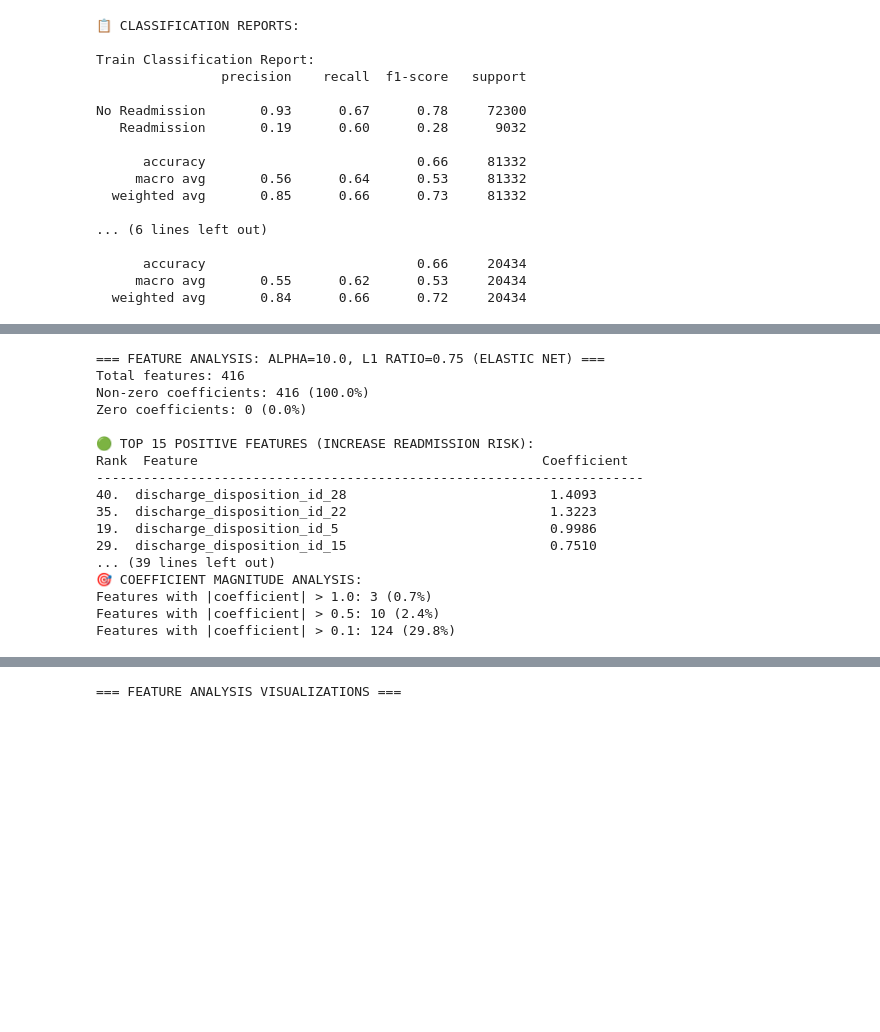
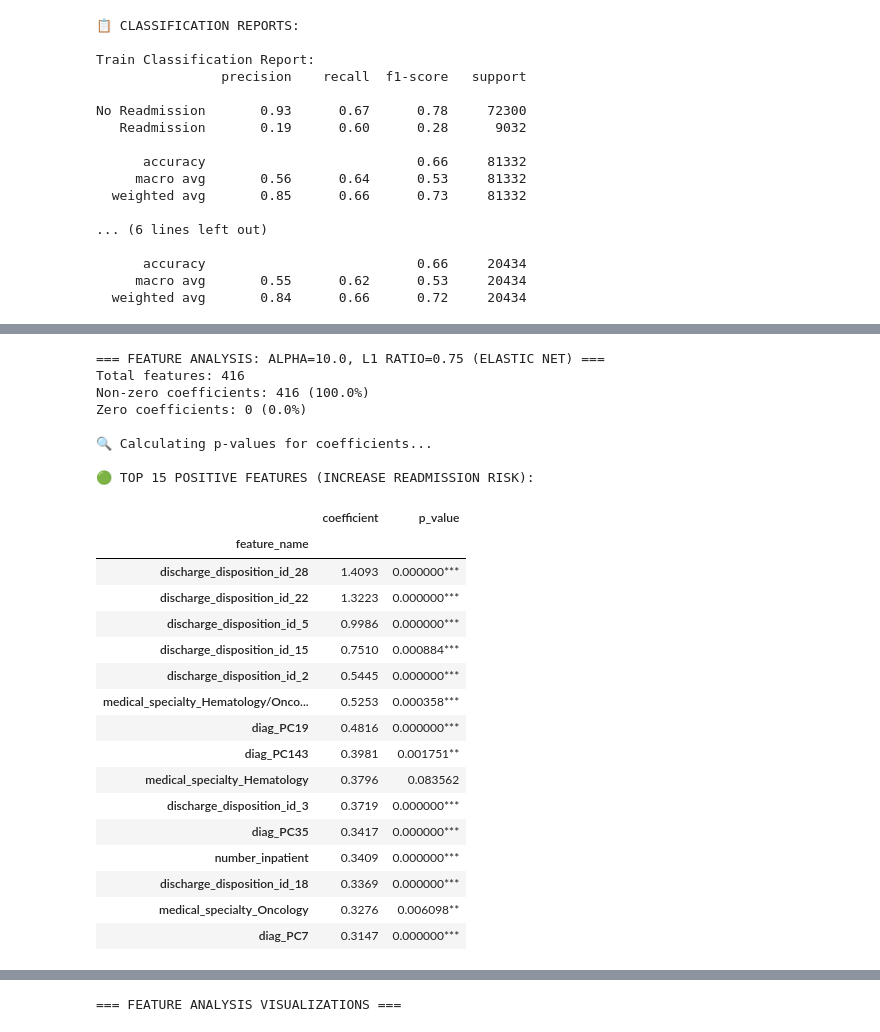
Before and after one commit to yongjun21/Team10_IT5006_Healthcare_Analytics_AY2526, a Jupyter notebook: notebooks/baseline.ipynb, the cells around one changed output, grey strips where cells are left out. Saved outputs shown, nothing was run; the diff lists cells and outputs as text; code cells hidden in the pictures; blank space fills up the shorter version.

```diff
--- a/notebooks/baseline.ipynb
+++ b/notebooks/baseline.ipynb
@@ -517,65 +529,75 @@ print(f"Total features: {len(feature_names)}")
 # Analyze coefficient magnitudes
 coef = result['model'].coef_
 coef_magnitudes = np.abs(coef)
 non_zero_coefs = coef_magnitudes > 1e-6
 n_nonzero = np.sum(non_zero_coefs)
 n_zero = len(coef) - n_nonzero
 
 print(f"Non-zero coefficients: {n_nonzero} ({n_nonzero/len(coef)*100:.1f}%)")
 print(f"Zero coefficients: {n_zero} ({n_zero/len(coef)*100:.1f}%)")
 
+# Get p-values from the model
+print("\n🔍 Calculating p-values for coefficients...")
+intercept_p, coef_p = result['model'].get_p_values(train_X, train_y)
+
 # Create feature importance dataframe
 feature_analysis_df = pd.DataFrame({
     'feature_name': feature_names,
     'coefficient': coef,
-    'abs_coefficient': coef_magnitudes
+    'abs_coefficient': coef_magnitudes,
+    'p_value': coef_p
 })
 
 # Separate positive and negative features
 positive_features = feature_analysis_df[feature_analysis_df['coefficient'] > 0].sort_values('coefficient', ascending=False)
 negative_features = feature_analysis_df[feature_analysis_df['coefficient'] < 0].sort_values('coefficient', ascending=True)
 
+# Format p-values with significance stars
+def format_p_value(p_val):
+    if p_val < 0.001:
+        return f"{p_val:.6f}***"
+    elif p_val < 0.01:
+        return f"{p_val:.6f}**"
+    elif p_val < 0.05:
+        return f"{p_val:.6f}*"
+    else:
+        return f"{p_val:.6f}"
+
 print(f"\n🟢 TOP 15 POSITIVE FEATURES (INCREASE READMISSION RISK):")
-print(f"{'Rank':<4}  {'Feature':<50} {'Coefficient':<12}")
-print("-" * 70)
-for i, row in positive_features.head(15).iterrows():
-    print(f"{i+1:2d}.  {row['feature_name']:48s} {row['coefficient']:10.4f}")
+# Slice the dataframe to show only relevant columns (excluding abs_coefficient)
+display_cols = ['coefficient', 'p_value']
+positive_display = positive_features[display_cols].head(15)
+positive_display.index = positive_features['feature_name'].head(15)
 
-print(f"\n🔴 TOP 15 NEGATIVE FEATURES (DECREASE READMISSION RISK):")
-print(f"{'Rank':<4}  {'Feature':<50} {'Coefficient':<12}")
-print("-" * 70)
-for i, row in negative_features.head(15).iterrows():
-    print(f"{i+1:2d}.  {row['feature_name']:48s} {row['coefficient']:10.4f}")
+# Format columns for better display
+positive_display['coefficient'] = positive_display['coefficient'].map('{:.4f}'.format)
+positive_display['p_value'] = positive_display['p_value'].map(format_p_value)
 
-# Summary statistics
-print(f"\n📈 COEFFICIENT SUMMARY STATISTICS:")
-print(f"Max coefficient: {feature_analysis_df['coefficient'].max():.4f}")
-print(f"Mean positive coefficient: {feature_analysis_df[feature_analysis_df['coefficient'] > 0]['coefficient'].mean():.4f}")
-print(f"Median coefficient: {feature_analysis_df['coefficient'].median():.4f}")
-print(f"Mean negative coefficient: {feature_analysis_df[feature_analysis_df['coefficient'] < 0]['coefficient'].mean():.4f}")
-print(f"Min coefficient: {feature_analysis_df['coefficient'].min():.4f}")
-print(f"Std coefficient: {feature_analysis_df['coefficient'].std():.4f}")
-
-# Coefficient magnitude analysis
-print(f"\n🎯 COEFFICIENT MAGNITUDE ANALYSIS:")
-print(f"Features with |coefficient| > 1.0: {np.sum(feature_analysis_df['abs_coefficient'] > 1.0)} ({np.sum(feature_analysis_df['abs_coefficient'] > 1.0)/len(feature_analysis_df)*100:.1f}%)")
-print(f"Features with |coefficient| > 0.5: {np.sum(feature_analysis_df['abs_coefficient'] > 0.5)} ({np.sum(feature_analysis_df['abs_coefficient'] > 0.5)/len(feature_analysis_df)*100:.1f}%)")
-print(f"Features with |coefficient| > 0.1: {np.sum(feature_analysis_df['abs_coefficient'] > 0.1)} ({np.sum(feature_analysis_df['abs_coefficient'] > 0.1)/len(feature_analysis_df)*100:.1f}%)")
+# Apply left alignment to feature names and p-values
+positive_display.style.set_properties(subset=['p_value'], **{'text-align': 'left'})
 # %% [output]
 === FEATURE ANALYSIS: ALPHA=10.0, L1 RATIO=0.75 (ELASTIC NET) ===
 Total features: 416
 Non-zero coefficients: 416 (100.0%)
 Zero coefficients: 0 (0.0%)
 
+🔍 Calculating p-values for coefficients...
+
 🟢 TOP 15 POSITIVE FEATURES (INCREASE READMISSION RISK):
-Rank  Feature                                            Coefficient
-----------------------------------------------------------------------
-40.  discharge_disposition_id_28                          1.4093
-35.  discharge_disposition_id_22                          1.3223
-19.  discharge_disposition_id_5                           0.9986
-29.  discharge_disposition_id_15                          0.7510
-... (39 lines left out)
-🎯 COEFFICIENT MAGNITUDE ANALYSIS:
-Features with |coefficient| > 1.0: 3 (0.7%)
-Features with |coefficient| > 0.5: 10 (2.4%)
-Features with |coefficient| > 0.1: 124 (29.8%)
+|  | coefficient | p_value |
+| feature_name |  |  |
+| discharge_disposition_id_28 | 1.4093 | 0.000000*** |
+| discharge_disposition_id_22 | 1.3223 | 0.000000*** |
+| discharge_disposition_id_5 | 0.9986 | 0.000000*** |
+| discharge_disposition_id_15 | 0.7510 | 0.000884*** |
+| discharge_disposition_id_2 | 0.5445 | 0.000000*** |
+| medical_specialty_Hematology/Onco... | 0.5253 | 0.000358*** |
+| diag_PC19 | 0.4816 | 0.000000*** |
+| diag_PC143 | 0.3981 | 0.001751** |
+| medical_specialty_Hematology | 0.3796 | 0.083562 |
+| discharge_disposition_id_3 | 0.3719 | 0.000000*** |
+| diag_PC35 | 0.3417 | 0.000000*** |
+| number_inpatient | 0.3409 | 0.000000*** |
+| discharge_disposition_id_18 | 0.3369 | 0.000000*** |
+| medical_specialty_Oncology | 0.3276 | 0.006098** |
+| diag_PC7 | 0.3147 | 0.000000*** |
```
Also changed, not shown: parts of 20 cells of this notebook, 2 other files.
